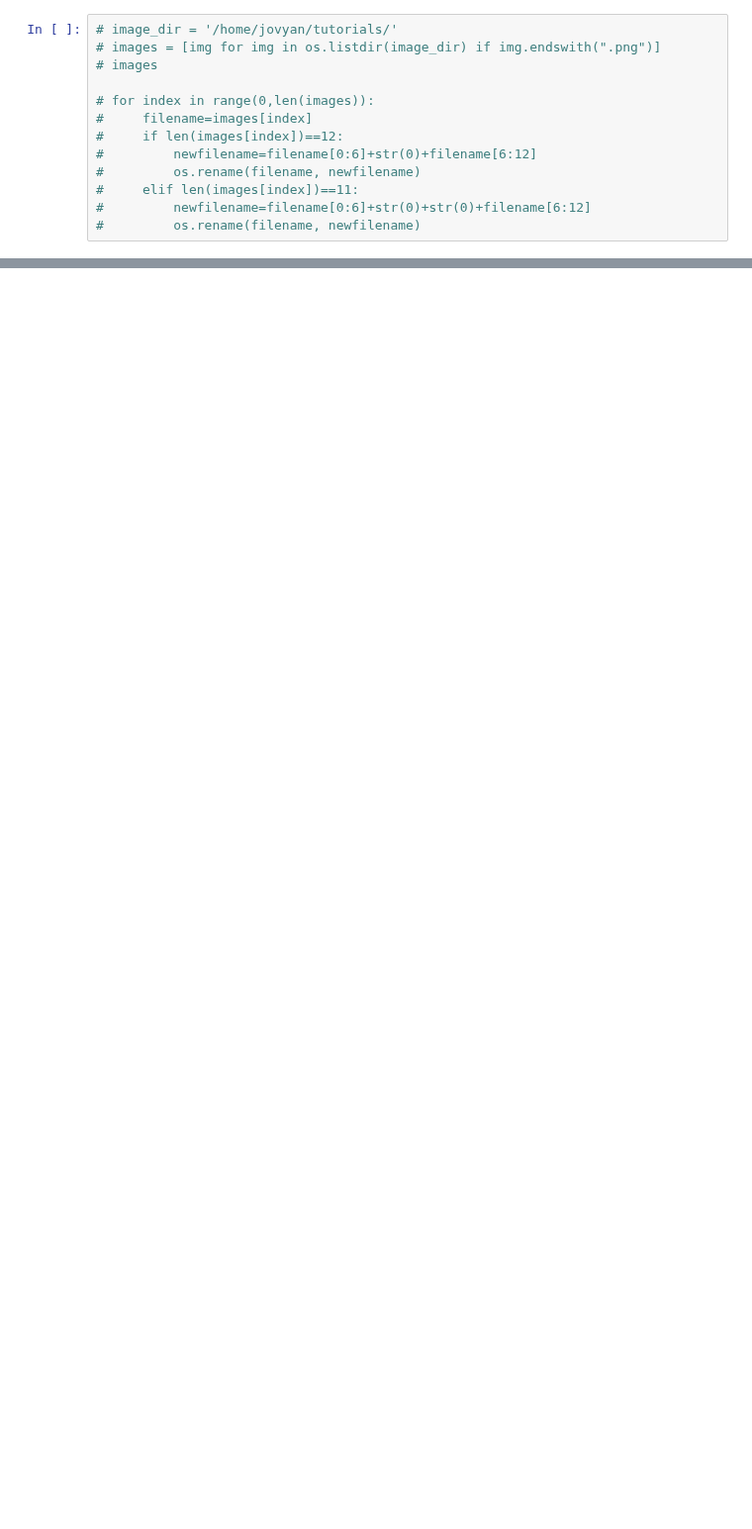
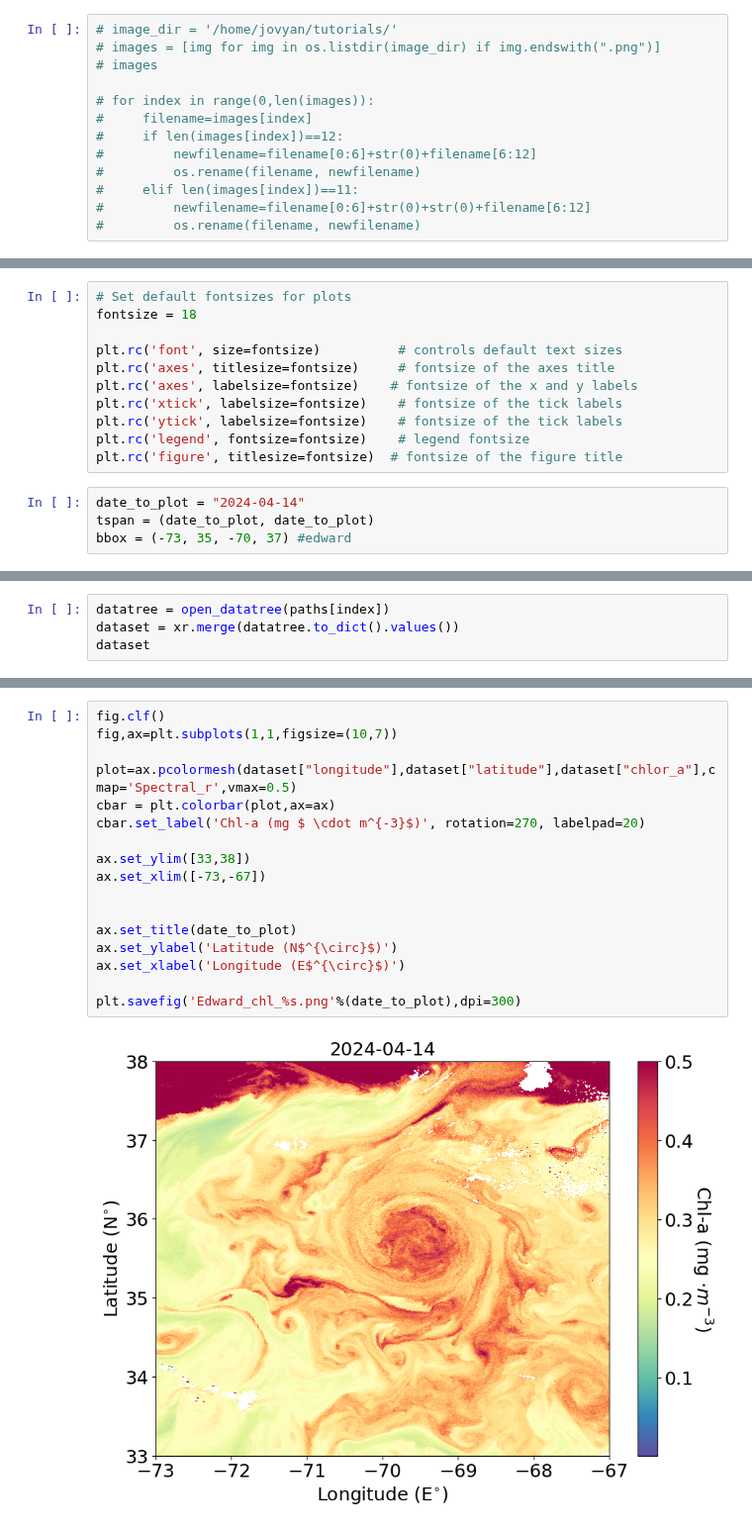
Before and after one commit to mcornec/GO-SWACE, a Jupyter notebook: eddy_lookbook.ipynb, the cells around one changed output, grey strips where cells are left out. Shown at 99% size. Drawn from its saved outputs; the diff is of its cells as text; blank space fills up the shorter version.

```diff
--- a/eddy_lookbook.ipynb
+++ b/eddy_lookbook.ipynb
@@ -149,0 +121,15 @@ print("Animation created successfully.")
+# %%
+# Set default fontsizes for plots
+fontsize = 18
+
+plt.rc('font', size=fontsize)          # controls default text sizes
+plt.rc('axes', titlesize=fontsize)     # fontsize of the axes title
+plt.rc('axes', labelsize=fontsize)    # fontsize of the x and y labels
+plt.rc('xtick', labelsize=fontsize)    # fontsize of the tick labels
+plt.rc('ytick', labelsize=fontsize)    # fontsize of the tick labels
+plt.rc('legend', fontsize=fontsize)    # legend fontsize
+plt.rc('figure', titlesize=fontsize)  # fontsize of the figure title
+# %%
+date_to_plot = "2024-04-14"
+tspan = (date_to_plot, date_to_plot)
+bbox = (-73, 35, -70, 37) #edward
@@ -149,0 +141,4 @@ print("Animation created successfully.")
+# %%
+datatree = open_datatree(paths[index])
+dataset = xr.merge(datatree.to_dict().values())
+dataset
@@ -149,0 +163,19 @@ print("Animation created successfully.")
+# %%
+fig.clf()
+fig,ax=plt.subplots(1,1,figsize=(10,7))
+
+plot=ax.pcolormesh(dataset["longitude"],dataset["latitude"],dataset["chlor_a"],cmap='Spectral_r',vmax=0.5)
+cbar = plt.colorbar(plot,ax=ax)
+cbar.set_label('Chl-a (mg $ \cdot m^{-3}$)', rotation=270, labelpad=20)
+
+ax.set_ylim([33,38])
+ax.set_xlim([-73,-67])
+
+
+ax.set_title(date_to_plot)
+ax.set_ylabel('Latitude (N$^{\circ}$)')
+ax.set_xlabel('Longitude (E$^{\circ}$)')
+
+plt.savefig('Edward_chl_%s.png'%(date_to_plot),dpi=300)
+# %% [output]
+[figure, added]
```
Also changed, not shown: parts of 6 cells of this notebook, 4 other files.
